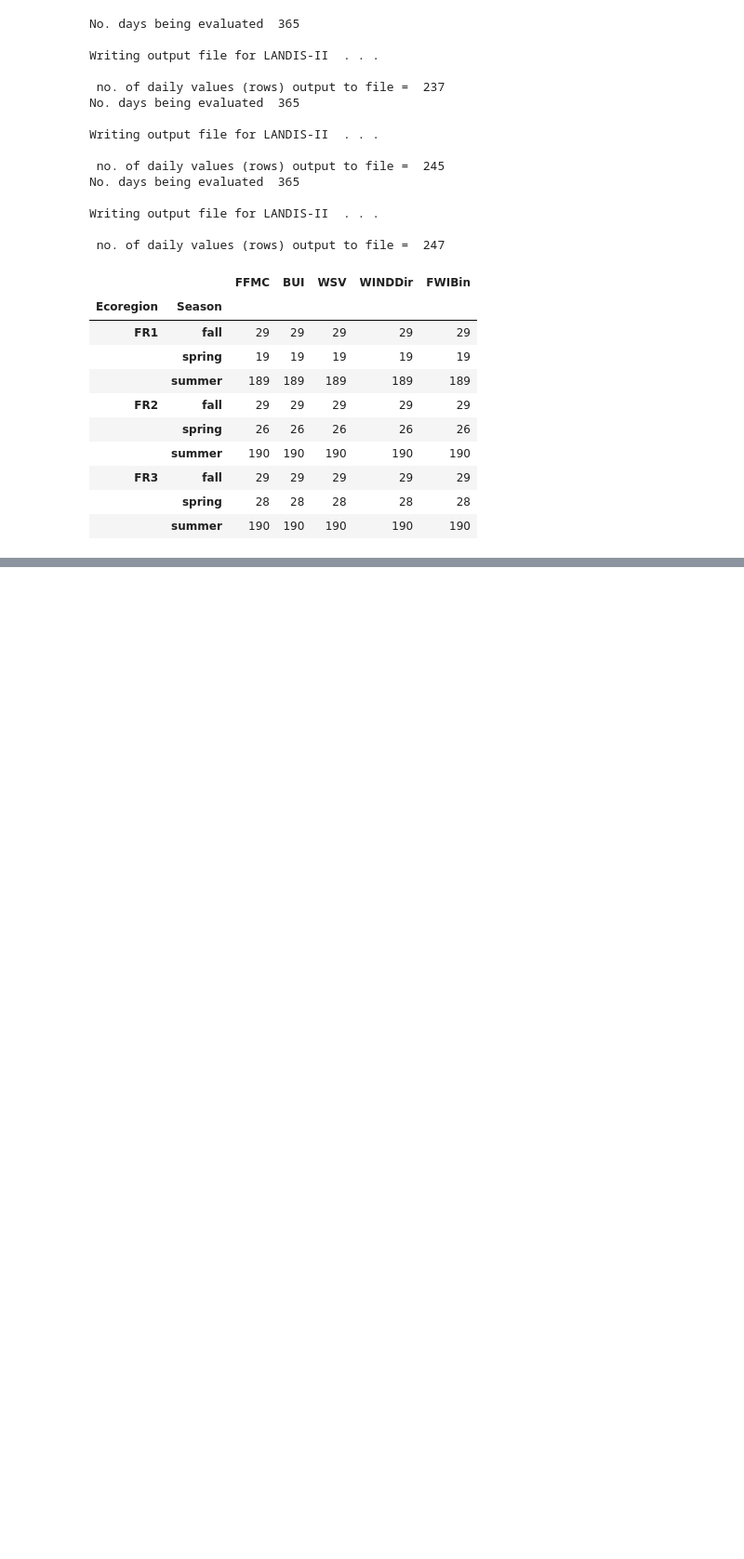
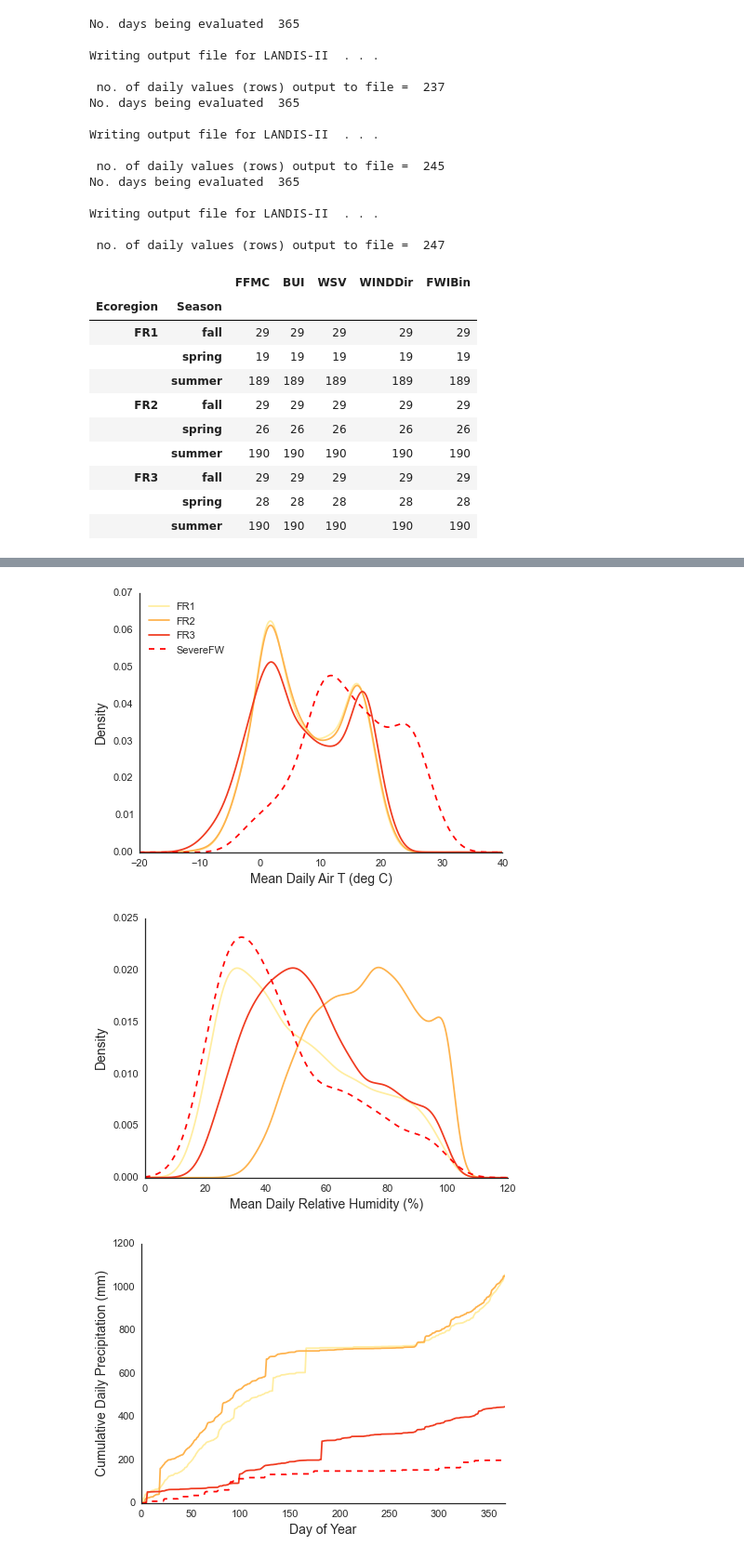
Before and after one commit to djkrofch/edulis, a Jupyter notebook: iPython_Notebooks/Dinkey_Creek/FireWeather_Prep.ipynb, the cells around one changed output, grey strips where cells are left out. Shown at 93% size. Drawn from its saved outputs; the diff is of its cells as text; code cells hidden in the pictures; blank space fills up the shorter version.

```diff
--- a/iPython_Notebooks/Dinkey_Creek/FireWeather_Prep.ipynb
+++ b/iPython_Notebooks/Dinkey_Creek/FireWeather_Prep.ipynb
@@ -230,0 +239,71 @@ Writing output file for LANDIS-II  . . .
+# %%
+# Start by importing the Smith Peak RAWS data -- our best best for the Rim fire weather
+# Clean it up and save the resulting inputs to the fire weather prep -- then
+# read it into a dataframe for visualization and mucking with.
+cleanRaws(DFFSDir + 'SMITHPEAK_RAWS_FORMATTED.csv',-9999,
+          2000, 2014, DFFSDir + 'Severe_RawsWeather.csv')
+severeFW = pd.read_csv(DFFSDir + 'Severe_RawsWeather.csv')
+severeFW['FR'] = 'All' # Note here, I'm using the same fire weather for all fire regions ...
+
+# Lets also read in FW for the three other regions so we can create distributions of
+# historic and 'severe' FW -- a figure that will probably be needed to show in the
+# MS that results from this analysis.
+FR1_historic = pd.read_csv(DFFSDir + 'FR1_RawsWeather.csv')
+FR2_historic = pd.read_csv(DFFSDir + 'FR2_RawsWeather.csv')
+FR3_historic = pd.read_csv(DFFSDir + 'FR3_RawsWeather.csv')
+FR1_historic['FR'] = 'FR1'
+FR2_historic['FR'] = 'FR2'
+FR3_historic['FR'] = 'FR3'
+
+historicFW = pd.concat([FR1_historic, FR2_historic, FR3_historic])
+
+# fireregion colors
+FireregionFC = ['#ffeda0', '#feb24c', '#f03b20']
+
+# Start by displaying distributions for the params of interest
+FWParams = ['temp','windspeed','relativehumidity','precip_mm']
+
+f, ax = plt.subplots(1,1, figsize =(7,5))
+coloridx = 0
+#sns.set_context("notebook", font_scale=1.1)
+for FR in fireRegions:
+    toPlot = historicFW[historicFW.FR == FR]
+    toPlot.temp.plot(ax = ax, kind = 'kde', color = FireregionFC[coloridx])
+    coloridx = coloridx + 1
+severeFW.temp.plot(ax = ax, kind = 'kde', ls = '--', color = 'red')
+ax.set_xlim([-20, 40])
+ax.set_xlabel('Mean Daily Air T (deg C)', fontsize = 14)
+ax.set_ylabel('Density', fontsize = 14)
+ax.legend(['FR1','FR2','FR3','SevereFW'], loc = 'upper left')
+sns.despine()
+
+f, ax = plt.subplots(1,1, figsize =(7,5))
+coloridx = 0
+#sns.set_context("notebook", font_scale=1.1)
+for FR in fireRegions:
+    toPlot = historicFW[historicFW.FR == FR]
+    toPlot.relativehumidity.plot(ax = ax, kind = 'kde', color = FireregionFC[coloridx])
+    coloridx = coloridx + 1
+severeFW.relativehumidity.plot(ax = ax, kind = 'kde', ls = '--', color = 'red')
+ax.set_xlim([0, 120])
+ax.set_xlabel('Mean Daily Relative Humidity (%)', fontsize = 14)
+ax.set_ylabel('Density', fontsize = 14)
+sns.despine()
+
+f, ax = plt.subplots(1,1, figsize =(7,5))
+coloridx = 0
+#sns.set_context("notebook", font_scale=1.1)
+for FR in fireRegions:
+    toPlot = historicFW[historicFW.FR == FR]
+    # this mess just uses pandas groupby to generate a mean daily precip for all 14 years of RAWS
+    # data for a given fire region, and accumulates those mean values over time.
+    toPlot.groupby('Juliandate').precip_mm.mean().cumsum().plot(ax = ax, color = FireregionFC[coloridx])
+    coloridx = coloridx + 1
+severeFW.precip_mm.cumsum().plot(ax = ax, ls = '--', color = 'red')
+ax.set_xlabel('Day of Year', fontsize = 14)
+ax.set_ylabel('Cumulative Daily Precipitation (mm)', fontsize = 14)
+sns.despine()
+# %% [output]
+[figure, added]
+[figure, added]
+[figure, added]
```
Also changed, not shown: parts of 8 cells of this notebook.
